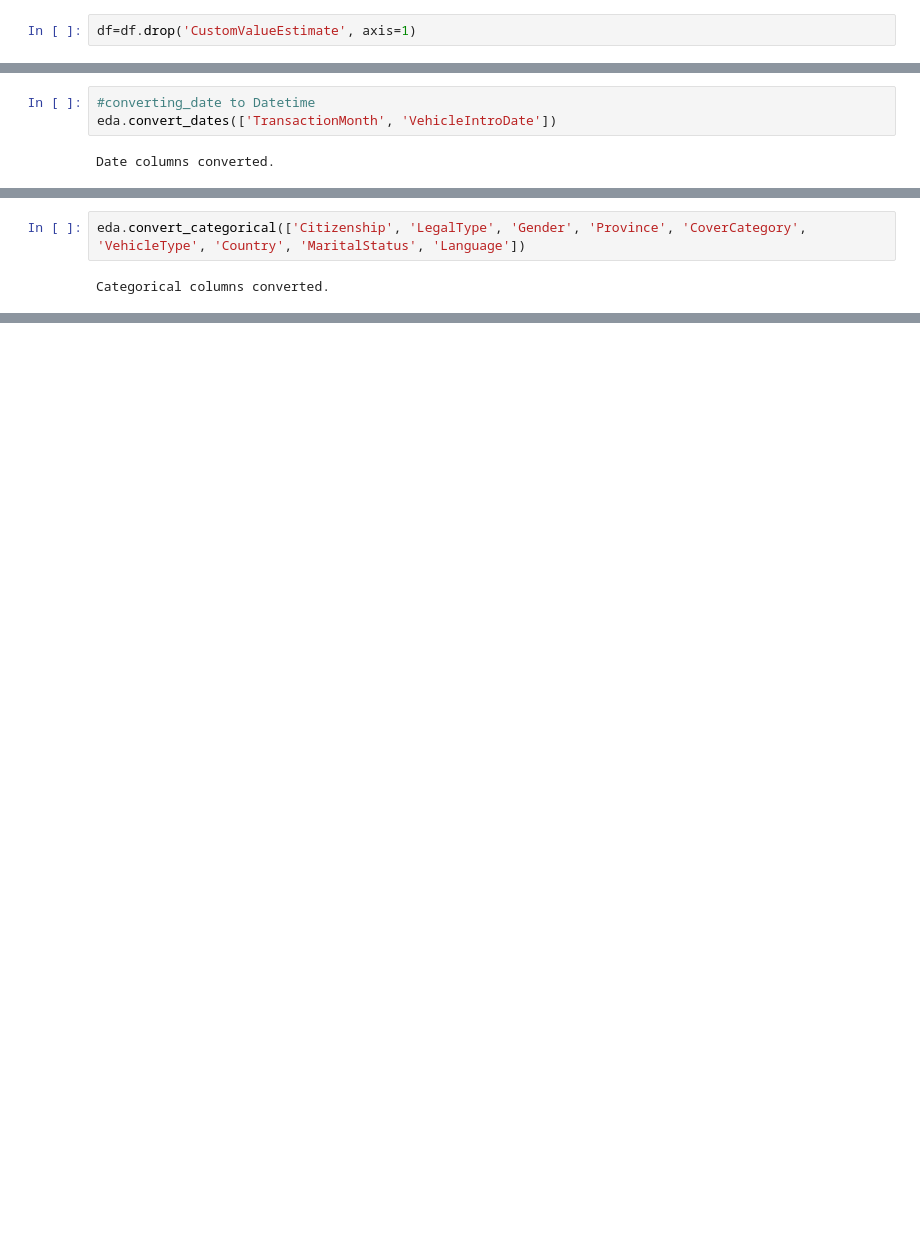
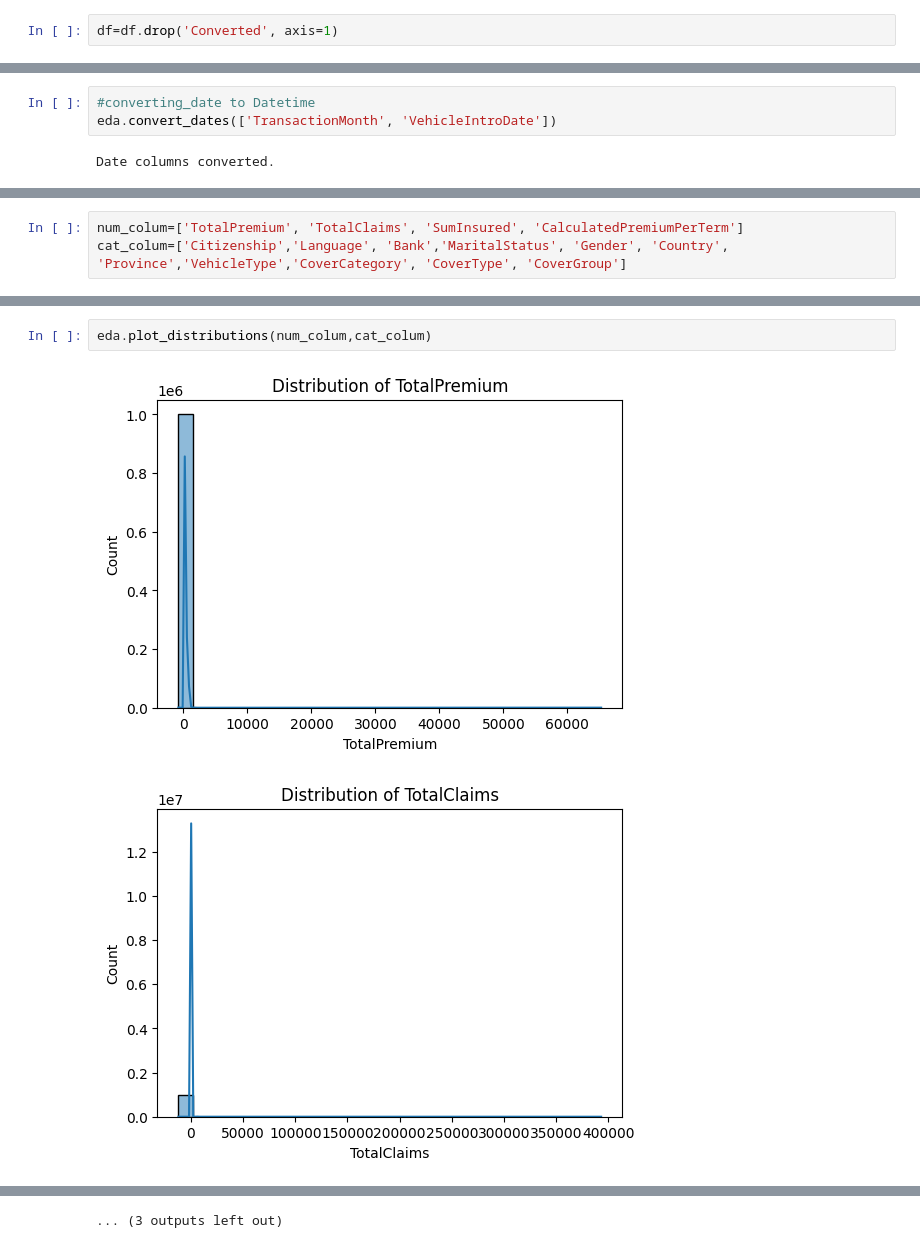
Before and after one commit to Daniel-1961/Alpha_care, a Jupyter notebook: notebook/EDA.ipynb, the cells around one changed output, grey strips where cells are left out. Saved outputs shown, nothing was run; the diff lists cells and outputs as text; blank space fills up the shorter version.

```diff
--- a/notebook/EDA.ipynb
+++ b/notebook/EDA.ipynb
@@ -42,5 +42,5 @@ Index(['UnderwrittenCoverID', 'PolicyID', 'TransactionMonth',
        'TotalClaims'],
       dtype='object')
 # %%
-df=df.drop('CustomValueEstimate', axis=1)
+df=df.drop('Converted', axis=1)
 # %% [output]
@@ -136,0 +105,3 @@ freq               933598       1000098         986208  1000098
+# %%
+num_colum=['TotalPremium', 'TotalClaims', 'SumInsured', 'CalculatedPremiumPerTerm']
+cat_colum=['Citizenship','Language', 'Bank','MaritalStatus', 'Gender', 'Country', 'Province','VehicleType','CoverCategory', 'CoverType', 'CoverGroup']
@@ -142,4 +127,5 @@ Outlier Counts:
-# %%
-eda.convert_categorical(['Citizenship', 'LegalType', 'Gender', 'Province', 'CoverCategory', 'VehicleType', 'Country', 'MaritalStatus', 'Language'])
-# %% [output]
-Categorical columns converted.
+# %%
+eda.plot_distributions(num_colum,cat_colum)
+# %% [output]
+[figure, added]
+[figure, added]
@@ -145,0 +142 @@ Categorical columns converted.
+... (3 outputs left out)
```
Also changed, not shown: parts of 11 cells of this notebook.
